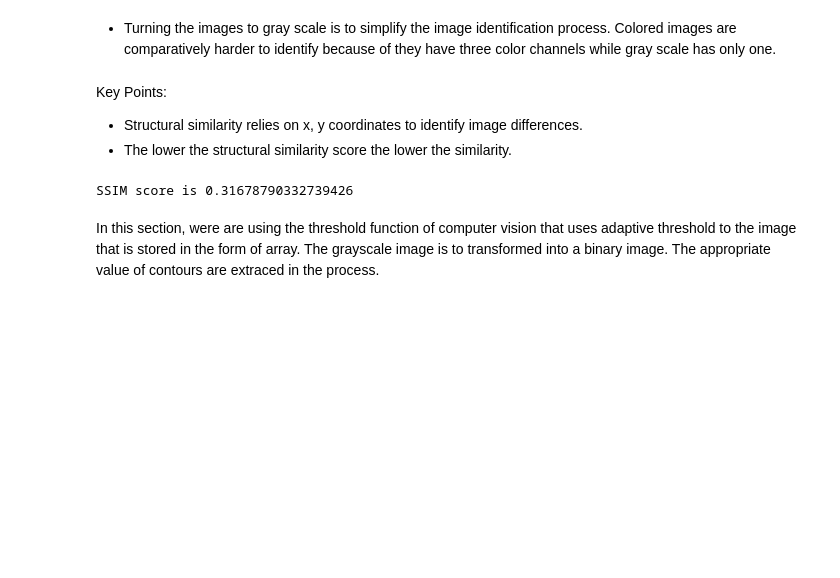
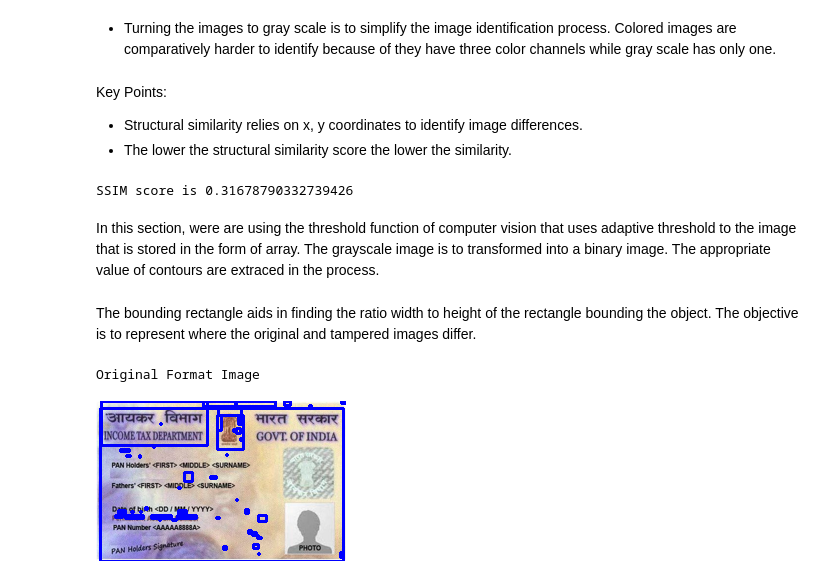
Before and after one commit to Kamire-J/card_tempering_detection, a Jupyter notebook: Card_Tempering_Detection.ipynb, the cells around one changed output. Saved outputs shown, nothing was run; the diff lists cells and outputs as text; code cells hidden in the pictures; blank space fills up the shorter version.

```diff
--- a/Card_Tempering_Detection.ipynb
+++ b/Card_Tempering_Detection.ipynb
@@ -82 +85,3 @@ cnts = cv2.findContours(thresh.copy().cv2.RETR_EXTERNAL, cv2.CHAIN_APPROX_SIMPLE
 cnts = imutils.grab_contours(cnts)
+# %% [markdown]
+The bounding rectangle aids in finding the ratio width to height of the rectangle bounding the object. The objective is to represent where the original and tampered images differ.
@@ -82,0 +96,9 @@ cnts = imutils.grab_contours(cnts)
+# %%
+# show original image witih contours
+
+print('Original Format Image')
+
+Image.fromarray(original)
+# %% [output]
+Original Format Image
+[figure, added]
```
Also changed, not shown: parts of 5 cells of this notebook.
